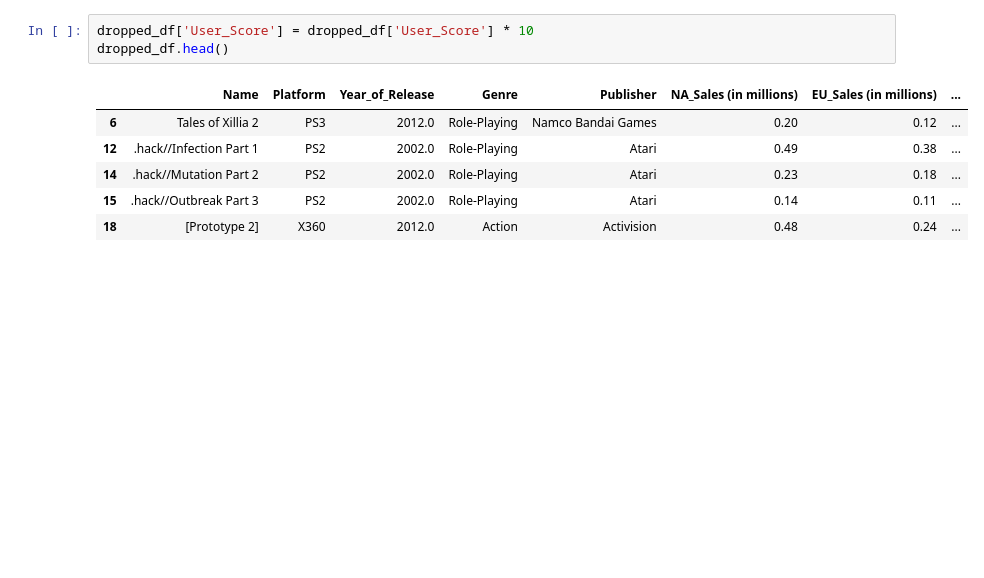
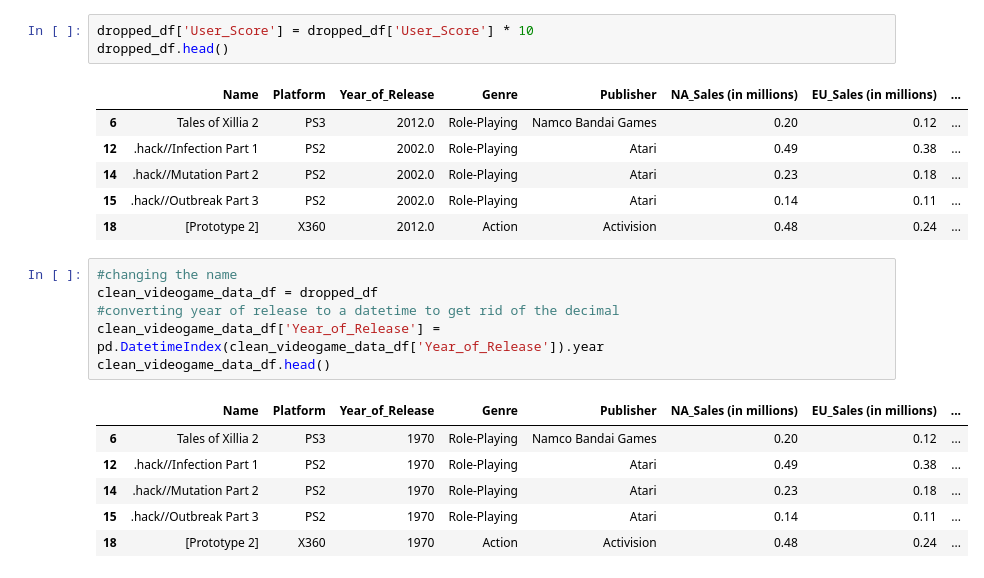
Before and after one commit to Josh-Borschman/Video_Game_Data_Exploration, a Jupyter notebook: Cleaning Script/Data_Cleaning.ipynb, the cells around one changed output. Saved outputs shown, nothing was run; the diff lists cells and outputs as text; blank space fills up the shorter version.

```diff
--- a/Cleaning Script/Data_Cleaning.ipynb
+++ b/Cleaning Script/Data_Cleaning.ipynb
@@ -60,3 +60,16 @@ dropped_df.head()
 | 14 | .hack//Mutation Part 2 | PS2 | 2002.0 | Role-Playing | Atari | 0.23 | 0.18 | ... |
 | 15 | .hack//Outbreak Part 3 | PS2 | 2002.0 | Role-Playing | Atari | 0.14 | 0.11 | ... |
 | 18 | [Prototype 2] | X360 | 2012.0 | Action | Activision | 0.48 | 0.24 | ... |
+# %%
+#changing the name
+clean_videogame_data_df = dropped_df
+#converting year of release to a datetime to get rid of the decimal
+clean_videogame_data_df['Year_of_Release'] = pd.DatetimeIndex(clean_videogame_data_df['Year_of_Release']).year
+clean_videogame_data_df.head()
+# %% [output]
+|  | Name | Platform | Year_of_Release | Genre | Publisher | NA_Sales (in millions) | EU_Sales (in millions) | ... |
+| 6 | Tales of Xillia 2 | PS3 | 1970 | Role-Playing | Namco Bandai Games | 0.20 | 0.12 | ... |
+| 12 | .hack//Infection Part 1 | PS2 | 1970 | Role-Playing | Atari | 0.49 | 0.38 | ... |
+| 14 | .hack//Mutation Part 2 | PS2 | 1970 | Role-Playing | Atari | 0.23 | 0.18 | ... |
+| 15 | .hack//Outbreak Part 3 | PS2 | 1970 | Role-Playing | Atari | 0.14 | 0.11 | ... |
+| 18 | [Prototype 2] | X360 | 1970 | Action | Activision | 0.48 | 0.24 | ... |
```
Also changed, not shown: parts of 5 cells of this notebook, 8 other files.
